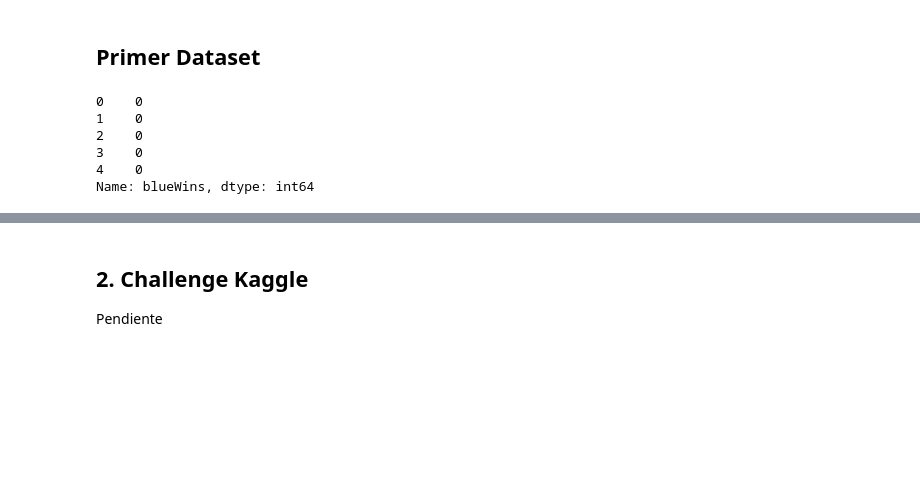
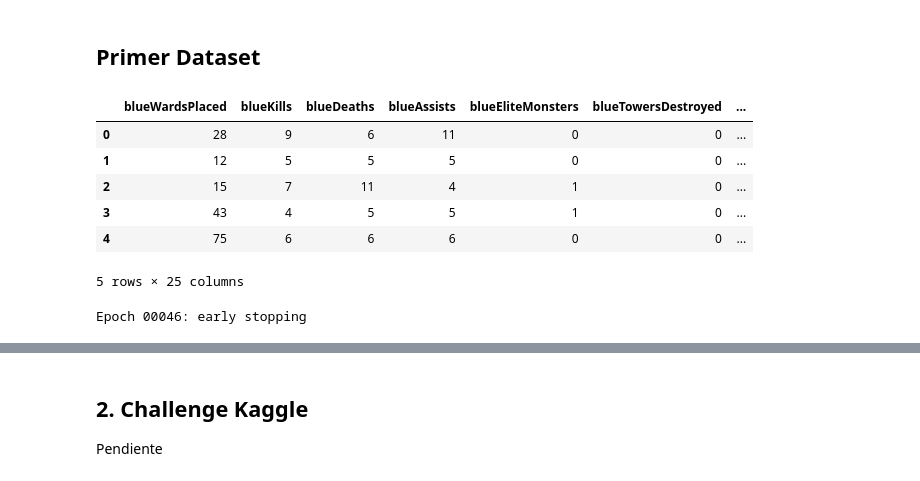
Before and after one commit to jpcastillog/Taller1-ANN, a Jupyter notebook: Taller1.ipynb, the cells around one changed output, grey strips where cells are left out. Drawn from its saved outputs; the diff is of its cells as text; code cells hidden in the pictures; blank space fills up the shorter version.

```diff
--- a/Taller1.ipynb
+++ b/Taller1.ipynb
@@ -272,12 +277,13 @@ df = df.drop(['gameId','blueWardsDestroyed','blueFirstBlood','blueDragons','blue
 # %%
 df1 = df.loc[:, df.columns != 'blueWins']
 df2 = df['blueWins']
 
-df2.head()
+df1.head()
 # %% [output]
+|  | blueWardsPlaced | blueKills | blueDeaths | blueAssists | blueEliteMonsters | blueTowersDestroyed | ... |
+| 0 | 28 | 9 | 6 | 11 | 0 | 0 | ... |
+| 1 | 12 | 5 | 5 | 5 | 0 | 0 | ... |
+| 2 | 15 | 7 | 11 | 4 | 1 | 0 | ... |
+| 3 | 43 | 4 | 5 | 5 | 1 | 0 | ... |
+| 4 | 75 | 6 | 6 | 6 | 0 | 0 | ... |
-0    0
-1    0
-2    0
-3    0
-4    0
-Name: blueWins, dtype: int64
+5 rows × 25 columns
@@ -283,0 +299,7 @@ Name: blueWins, dtype: int64
+# %%
+earlystopper = EarlyStopping(monitor='val_loss', min_delta=0, patience=15, verbose=1, mode='auto')
+history = model.fit(X_train, y_train, epochs = 2000, validation_split = 0.15, verbose = 0,
+                    callbacks = [earlystopper])
+history_dict=history.history
+# %% [output]
+Epoch 00046: early stopping
```
Also changed, not shown: parts of 5 cells of this notebook.
